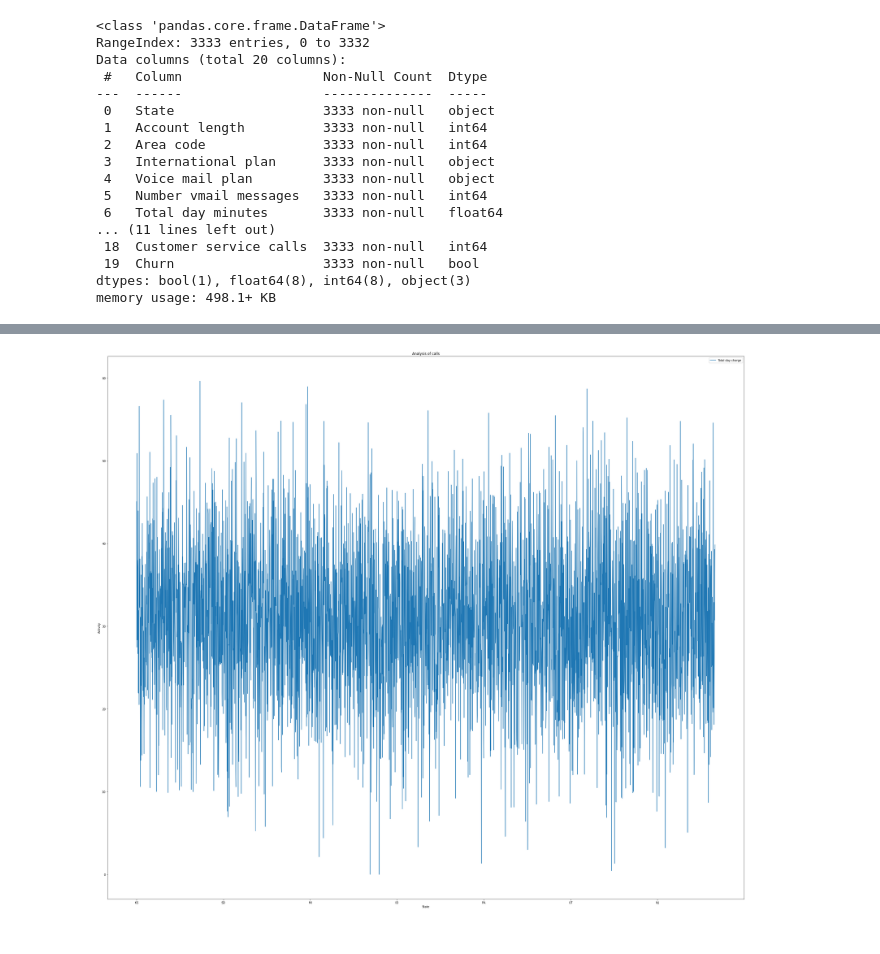
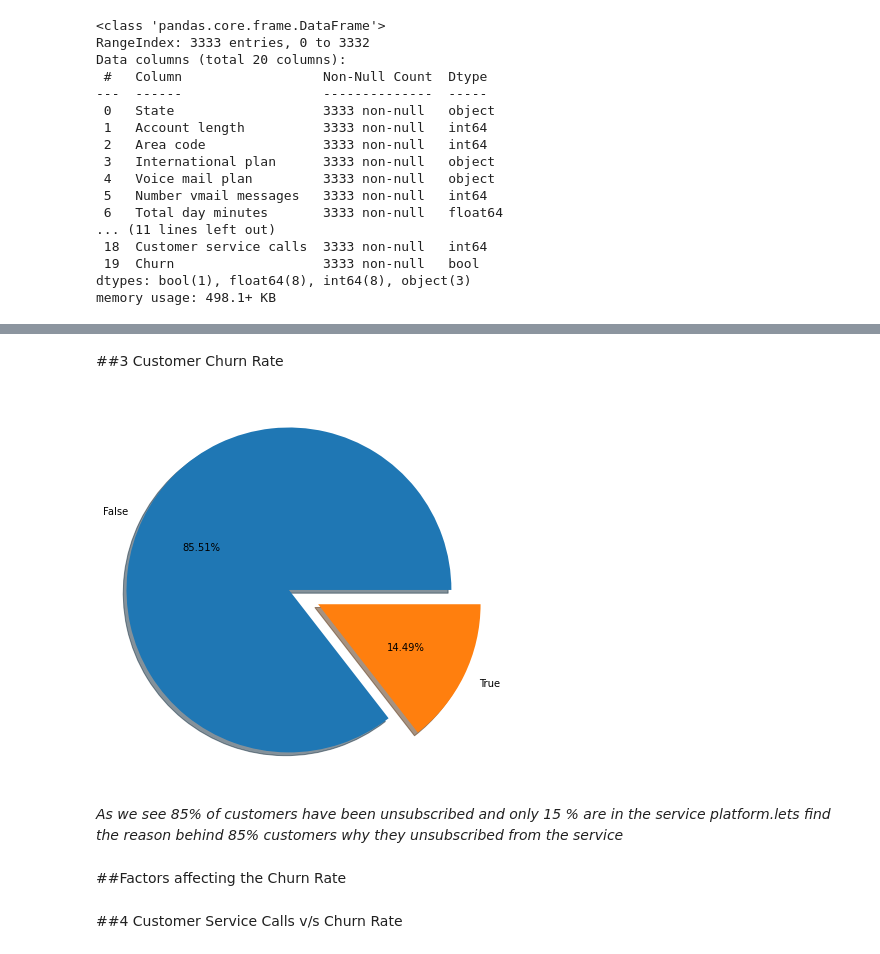
Before and after one commit to Zeeshan00789/Telecom-churn-analysis, a Jupyter notebook: Telecom_Churn_Analysis_Capstone_Project.ipynb, the cells around one changed output, grey strips where cells are left out. Drawn from its saved outputs; the diff is of its cells as text; code cells hidden in the pictures.

```diff
--- a/Telecom_Churn_Analysis_Capstone_Project.ipynb
+++ b/Telecom_Churn_Analysis_Capstone_Project.ipynb
@@ -134,9 +167,0 @@ labels
-# %%
-#Analysis of customer activity by plotting the graph
-customer_calls=df[['State','Total day minutes']]
-customer_calls.set_index('State', inplace=True)
-customer_calls.plot()
-plt.title('Analysis of calls')
-plt.ylabel('Activity')
-plt.xlabel('State')
-plt.rcParams['figure.figsize']= (40,35)
@@ -145,11 +167,0 @@ plt.rcParams['figure.figsize']= (40,35)
-# %%
-'Total day calls','Total day charge'
-
-#Analysis of customer activity by plotting the graph
-customer_calls=df[['State','Total day calls']]
-customer_calls.set_index('State', inplace=True)
-customer_calls.plot()
-plt.title('Analysis of calls')
-plt.ylabel('Activity')
-plt.xlabel('State')
-plt.rcParams['figure.figsize']= (40,35)
@@ -158,11 +168,22 @@ plt.rcParams['figure.figsize']= (40,35)
-# %%
-#Analysis of customer activity by plotting the graph
-customer_calls=df[['State','Total day charge']]
-customer_calls.set_index('State', inplace=True)
-customer_calls.plot()
-plt.title('Analysis of calls')
-plt.ylabel('Activity')
-plt.xlabel('State')
-plt.rcParams['figure.figsize']= (40,35)
-# %% [output]
-[figure, removed]
+# %% [markdown]
+##3 Customer Churn Rate
+# %%
+#Plot number of coustomers subscribed and unsubscribed in percentage
+#labels
+labels = df["Churn"].value_counts().keys().tolist()
+#values
+values = df["Churn"].value_counts().values.tolist()
+#figure size
+fig = plt.figure(figsize =(7, 7))
+#pie chart for values and labels with there percentage count
+plt.pie(values, labels = labels,autopct='%0.2f%%',explode=[0.2,0],shadow=True)
+plt.axis("equal")
+plt.show()
+# %% [output]
+[figure, added]
+# %% [markdown]
+*As we see 85% of customers have been unsubscribed and only 15 % are in the service platform.lets find the reason behind 85% customers why they unsubscribed from the service*
+# %% [markdown]
+##Factors affecting the Churn Rate
+# %% [markdown]
+##4 Customer Service Calls v/s Churn Rate
```
Also changed, not shown: parts of 42 cells of this notebook.
